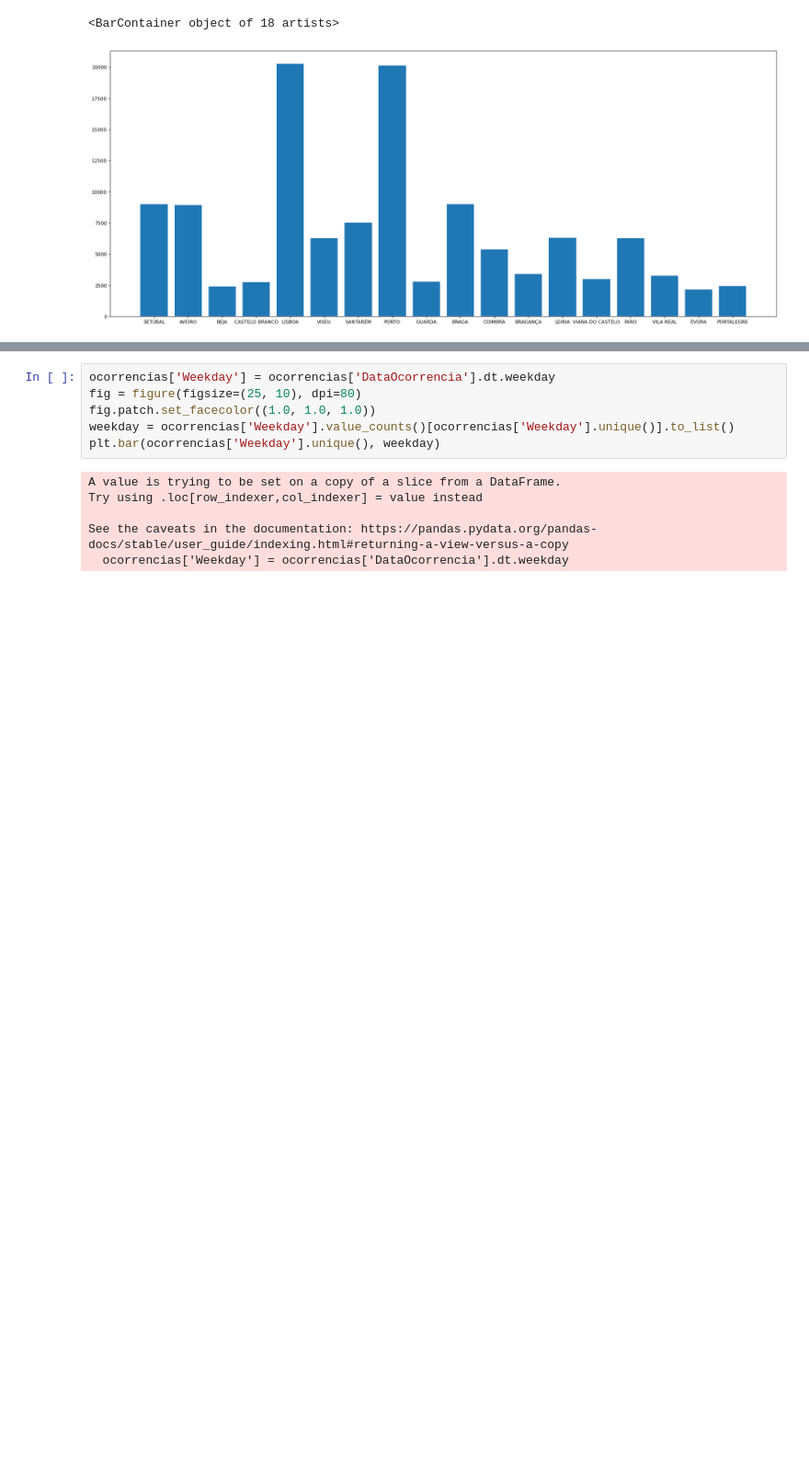
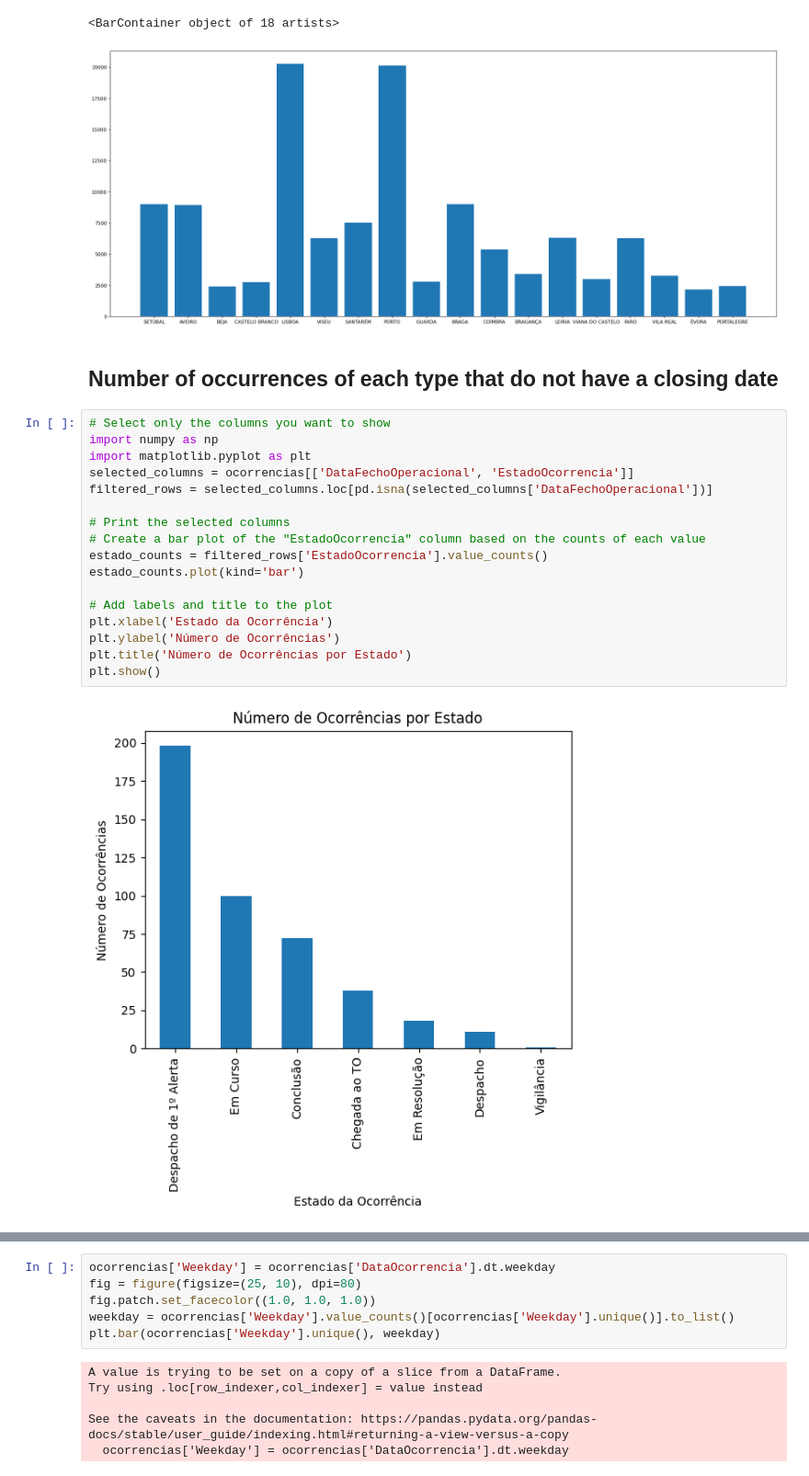
Before and after one commit to rodrigotuna/datattack2023, a Jupyter notebook: data_viz.ipynb, the cells around one changed output, grey strips where cells are left out. Shown at 92% size. Cells and saved outputs as stored; diff of their text form; blank space fills up the shorter version.

Commit message:
updated data_viz

```diff
--- a/data_viz.ipynb
+++ b/data_viz.ipynb
@@ -182,3 +221,24 @@ plt.bar(ocorrencias['Distrito'].unique(), by_district)
 # %% [output]
 <BarContainer object of 18 artists>
 [figure]
+# %% [markdown]
+## Number of occurrences of each type that do not have a closing date
+# %%
+# Select only the columns you want to show
+import numpy as np
+import matplotlib.pyplot as plt
+selected_columns = ocorrencias[['DataFechoOperacional', 'EstadoOcorrencia']]
+filtered_rows = selected_columns.loc[pd.isna(selected_columns['DataFechoOperacional'])]
+
+# Print the selected columns
+# Create a bar plot of the "EstadoOcorrencia" column based on the counts of each value
+estado_counts = filtered_rows['EstadoOcorrencia'].value_counts()
+estado_counts.plot(kind='bar')
+
+# Add labels and title to the plot
+plt.xlabel('Estado da Ocorrência')
+plt.ylabel('Número de Ocorrências')
+plt.title('Número de Ocorrências por Estado')
+plt.show()
+# %% [output]
+[figure, added]
```
Also changed, not shown: parts of 19 cells of this notebook, 2 other files.
